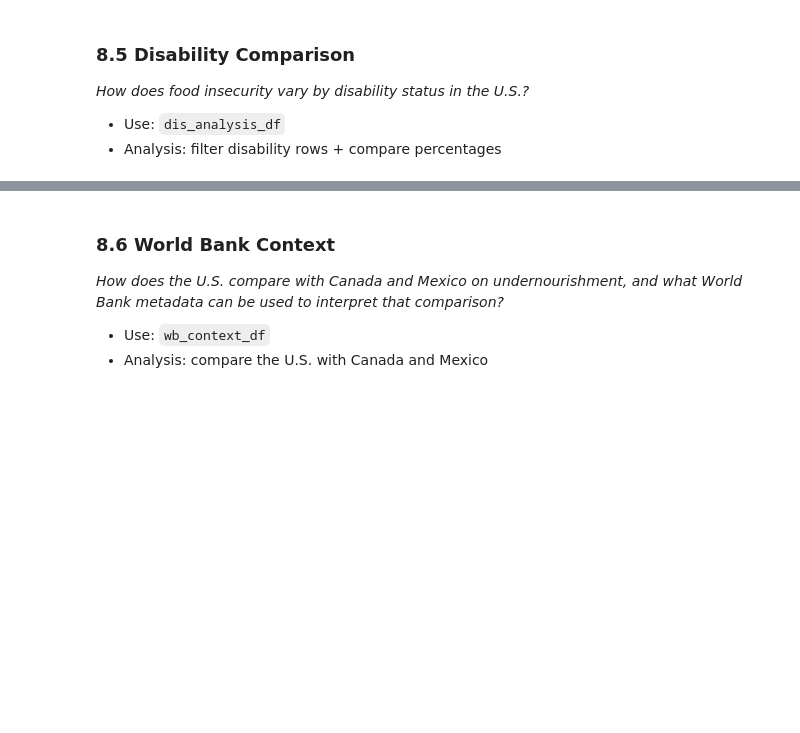
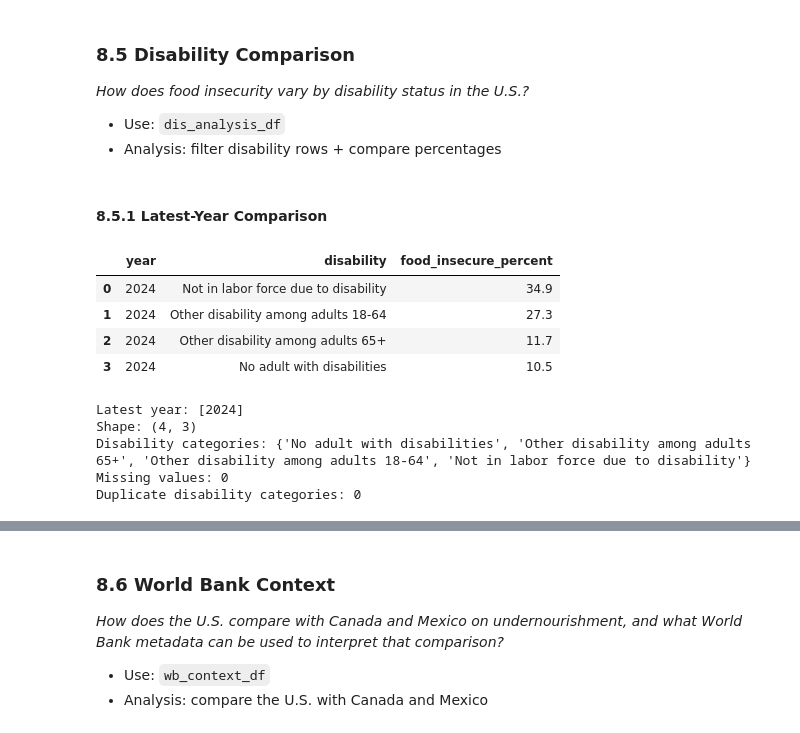
Before and after one commit to MichaelBujard/notebook-portfolio-project-0, a Jupyter notebook: notebooks/food_insecurity_analysis.ipynb, the cells around one changed output, grey strips where cells are left out. Cells and saved outputs as stored; diff of their text form; code cells hidden in the pictures; blank space fills up the shorter version.

```diff
--- a/notebooks/food_insecurity_analysis.ipynb
+++ b/notebooks/food_insecurity_analysis.ipynb
@@ -2979,0 +2997,65 @@ Across 2017–2024, Unemployed, Disabled, and Part-time economic reasons formed
+# %% [markdown]
+#### 8.5.1 Latest-Year Comparison
+# %%
+latest_disability_year = dis_analysis_df['year'].max()
+
+latest_disability_df = (
+    dis_analysis_df.loc[
+        dis_analysis_df['year'] == latest_disability_year,
+        [
+            'year',
+            'disability',
+            'food_insecure_percent'
+        ]
+    ]
+    .assign(
+        disability=lambda df: pd.Categorical(
+            df['disability'],
+            categories=disability_order,
+            ordered=True
+        )
+    )
+    .sort_values('disability')
+    .reset_index(drop=True)
+)
+
+display(latest_disability_df)
+# %% [output]
+|  | year | disability | food_insecure_percent |
+| 0 | 2024 | Not in labor force due to disability | 34.9 |
+| 1 | 2024 | Other disability among adults 18-64 | 27.3 |
+| 2 | 2024 | Other disability among adults 65+ | 11.7 |
+| 3 | 2024 | No adult with disabilities | 10.5 |
+# %%
+print('Latest year:', latest_disability_df['year'].unique())
+print('Shape:', latest_disability_df.shape)
+print(
+    'Disability categories:',
+    set(latest_disability_df['disability'])
+)
+print(
+    'Missing values:',
+    latest_disability_df.isna().sum().sum()
+)
+print(
+    'Duplicate disability categories:',
+    latest_disability_df.duplicated(
+        subset=['year', 'disability']
+    ).sum()
+)
+
+assert latest_disability_df.shape == (4, 3)
+assert latest_disability_df['year'].nunique() == 1
+assert latest_disability_df['year'].iat[0] == latest_disability_year
+assert set(latest_disability_df['disability']) == set(disability_order)
+assert latest_disability_df['disability'].tolist() == disability_order
+assert not latest_disability_df.isna().any().any()
+assert not latest_disability_df.duplicated(
+    subset=['year', 'disability']
+).any()
+# %% [output]
+Latest year: [2024]
+Shape: (4, 3)
+Disability categories: {'No adult with disabilities', 'Other disability among adults 65+', 'Other disability among adults 18-64', 'Not in labor force due to disability'}
+Missing values: 0
+Duplicate disability categories: 0
```
Also changed, not shown: parts of 14 cells of this notebook, 1 other file.
